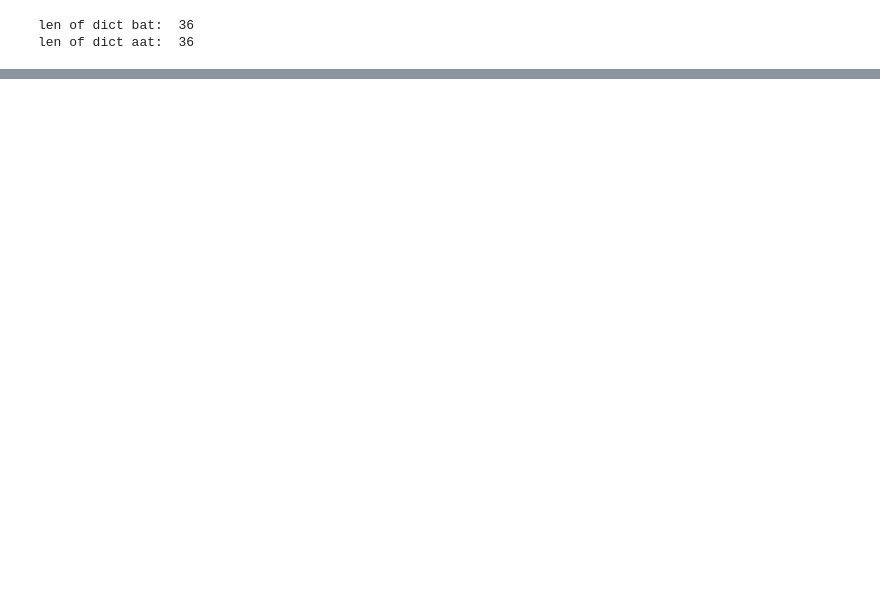
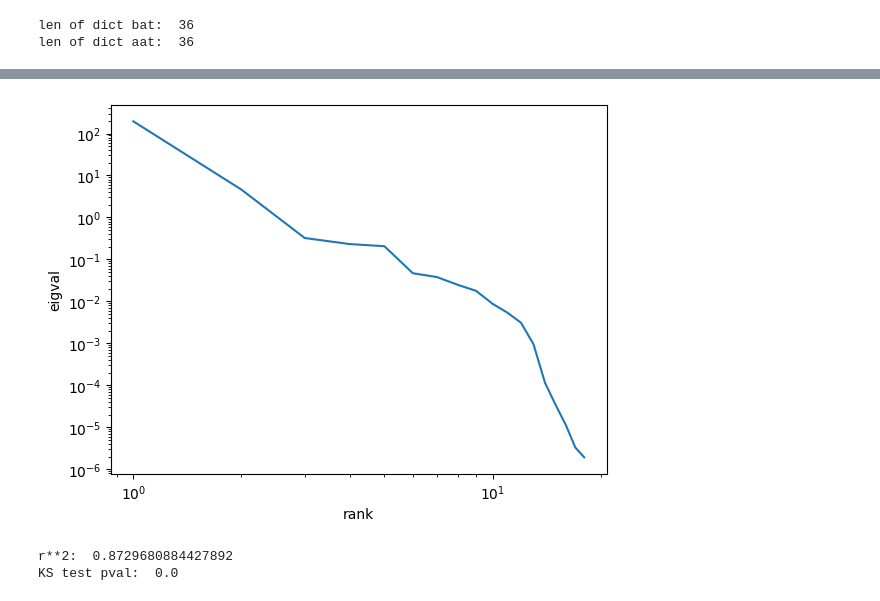
Before and after one commit to EAbarmel97/FDA-EEG, a Jupyter notebook: scripts/fda-eeg.ipynb, the cells around one changed output, grey strips where cells are left out. Drawn from its saved outputs; the diff is of its cells as text; code cells hidden in the pictures; blank space fills up the shorter version.

```diff
--- a/scripts/fda-eeg.ipynb
+++ b/scripts/fda-eeg.ipynb
@@ -154,6 +160,31 @@ singular vals:  [1.39245904e+02 2.85263597e+01 8.63144105e-01 1.20960205e-01
 # %%
-#compute here intercept and slope
+#intercept and slope
+ranks = np.linspace(1,len(eigvals),len(eigvals))
+
+slope, intercept, r, p, se = stats.linregress(np.log10(ranks[:-1]),
+    np.log10(eigvals[:-1]))
+
+
+power_law = lambda x: 10**(intercept + np.log10(x)*slope)
 # %%
-#plot truncated eigspectrum
+#eigspectrum in loglog scale
+plt.loglog(ranks[:-1], eigvals[:-1])
+
+#label axes
+plt.xlabel('rank')
+plt.ylabel('eigval')
+
+#show plot
+plt.show()
+# %% [output]
+[figure, added]
 # %%
-# r2 and KS test
+#r**2 and one sided KS test
+print("r**2: ", r**2)
+
+KS_test_results = stats.kstest(eigvals, power_law)
+
+print("KS test pval: ", KS_test_results.pvalue)
+# %% [output]
+r**2:  0.8729680884427892
+KS test pval:  0.0
```
Also changed, not shown: parts of 7 cells of this notebook.
